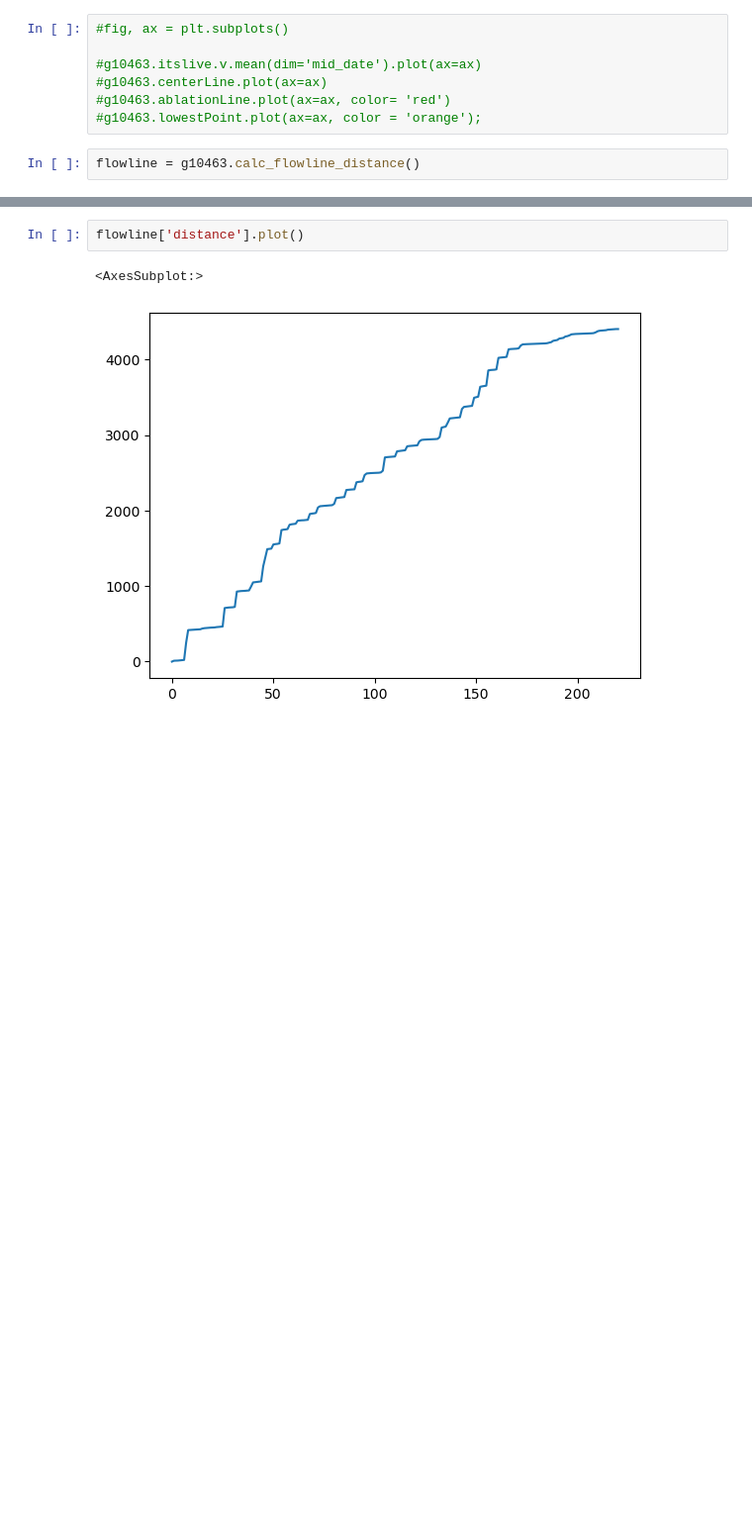
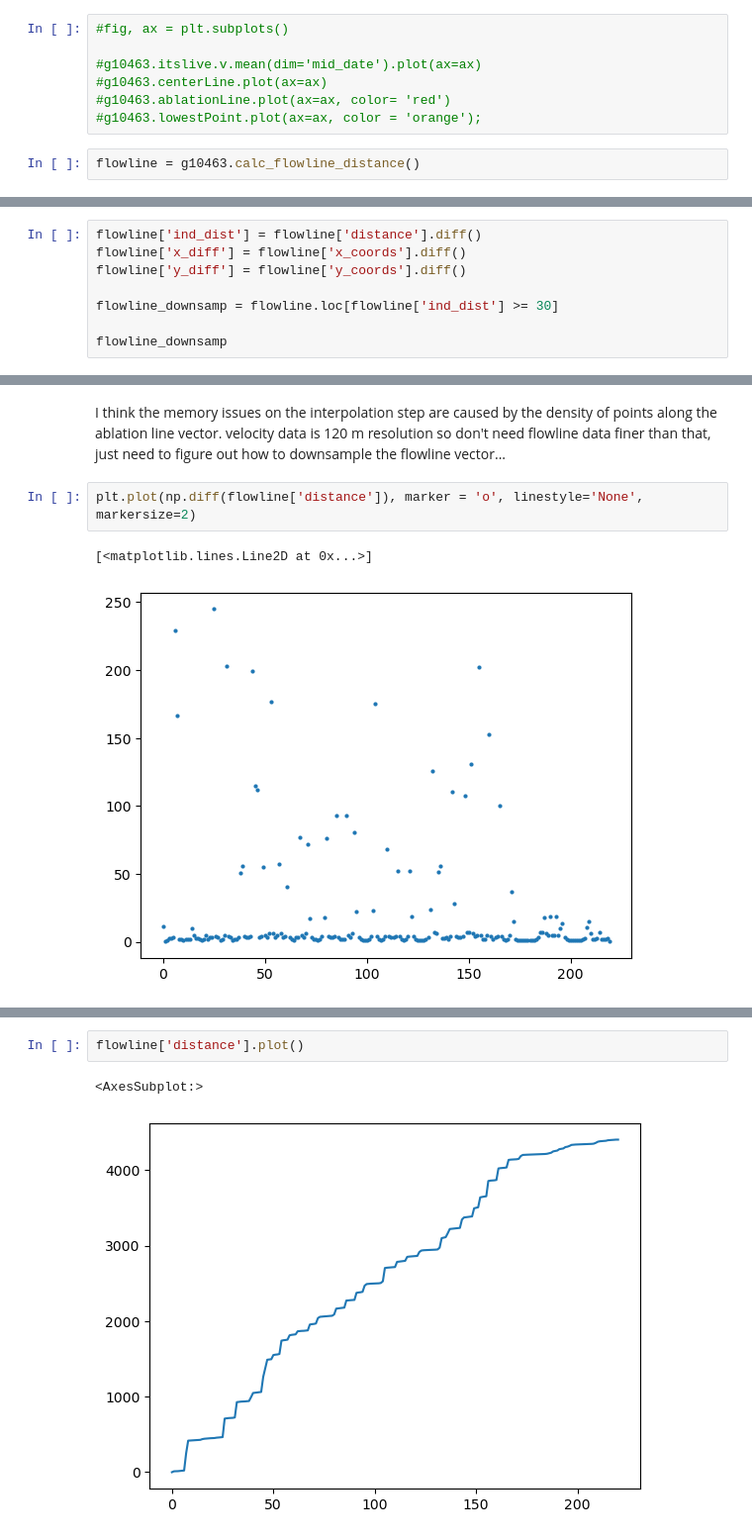
Before and after one commit to e-marshall/itslive_velocity, a Jupyter notebook: flowlines.ipynb, the cells around one changed output, grey strips where cells are left out. Shown at 99% size. Drawn from its saved outputs; the diff is of its cells as text; blank space fills up the shorter version.

```diff
--- a/flowlines.ipynb
+++ b/flowlines.ipynb
@@ -275,0 +377,8 @@ flowline
+# %%
+flowline['ind_dist'] = flowline['distance'].diff()
+flowline['x_diff'] = flowline['x_coords'].diff()
+flowline['y_diff'] = flowline['y_coords'].diff()
+
+flowline_downsamp = flowline.loc[flowline['ind_dist'] >= 30]
+
+flowline_downsamp
@@ -275,0 +410,7 @@ flowline
+# %% [markdown]
+I think the memory issues on the interpolation step are caused by the density of points along the ablation line vector. velocity data is 120 m resolution so don't need flowline data finer than that, just need to figure out how to downsample the flowline vector...
+# %%
+plt.plot(np.diff(flowline['distance']), marker = 'o', linestyle='None', markersize=2)
+# %% [output]
+[<matplotlib.lines.Line2D at 0x...>]
+[figure, added]
```
Also changed, not shown: parts of 59 cells of this notebook.
